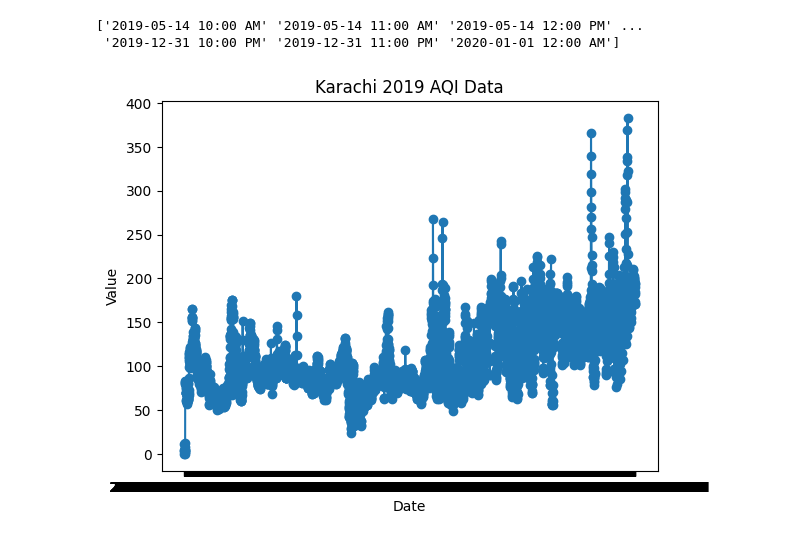
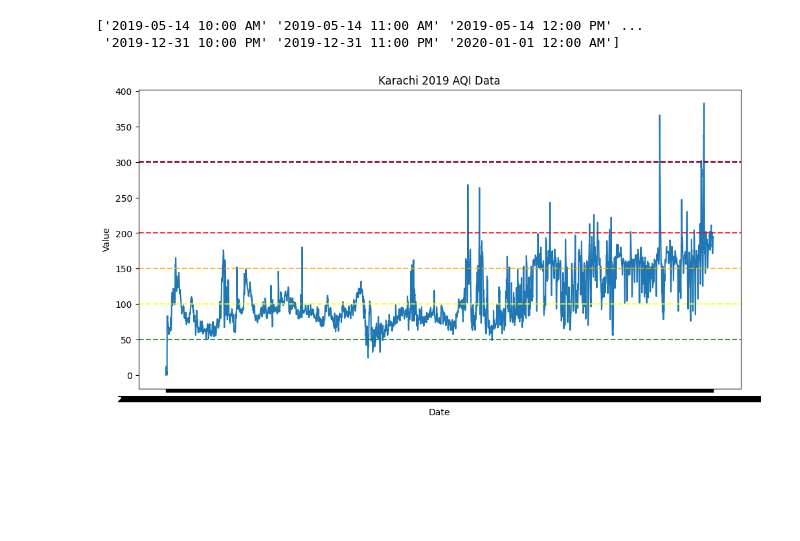
Before and after one commit to SaucyBoi21/PUBP-3042-Code, a Jupyter notebook: Final/models/dd.ipynb, the cells around one changed output. Drawn from its saved outputs; the diff is of its cells as text; code cells hidden in the pictures; blank space fills up the shorter version.

```diff
--- a/Final/models/dd.ipynb
+++ b/Final/models/dd.ipynb
@@ -59,11 +59,21 @@ print(karachi2019datetime)
 # %% [output]
 ['2019-05-14 10:00 AM' '2019-05-14 11:00 AM' '2019-05-14 12:00 PM' ...
  '2019-12-31 10:00 PM' '2019-12-31 11:00 PM' '2020-01-01 12:00 AM']
-# %%
-plt.plot(karachi2019datetime, karachi2019AQI, marker="o")
-plt.title('Karachi 2019 AQI Data')
-plt.xlabel('Date')
-plt.ylabel('Value')
-plt.show()
-# %% [output]
-[figure, removed]
+# %%
+aqi_levels = {
+    "Good (0-50)": (50, 'green'),
+    "Moderate (51-100)": (100, 'yellow'),
+    "Unhealthy for Sensitive Groups (101-150)": (150, 'orange'),
+    "Unhealthy (151-200)": (200, 'red'),
+    "Very Unhealthy (201-300)": (300, 'purple'),
+    "Hazardous (301+)": (301, 'maroon')
+}
+plt.figure(figsize=(12,6))
+plt.plot(karachi2019datetime, karachi2019AQI)
+plt.title('Karachi 2019 AQI Data')
+plt.xlabel('Date')
+plt.ylabel('Value')
+for label, (value, color) in aqi_levels.items():
+    plt.axhline(y=value, color=color, linestyle='--', linewidth=1.5, alpha=0.8, label=label)
+# %% [output]
+[figure, added]
```
Also changed, not shown: parts of 1 cell of this notebook.
